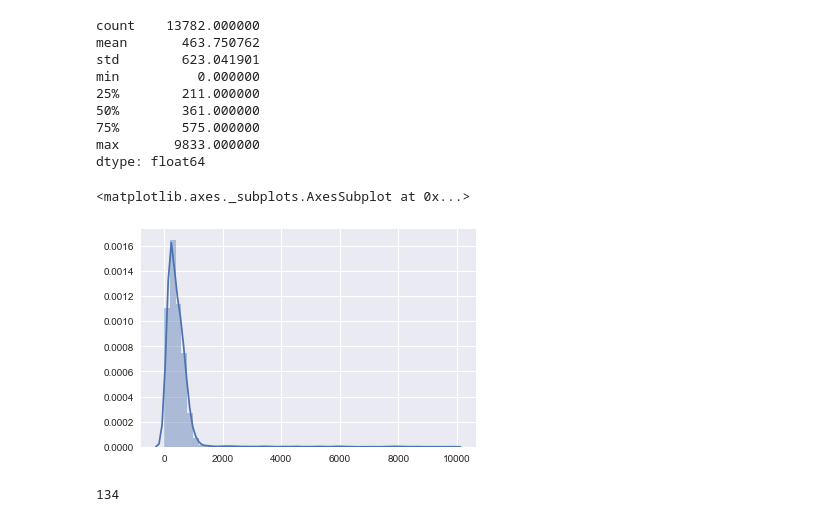
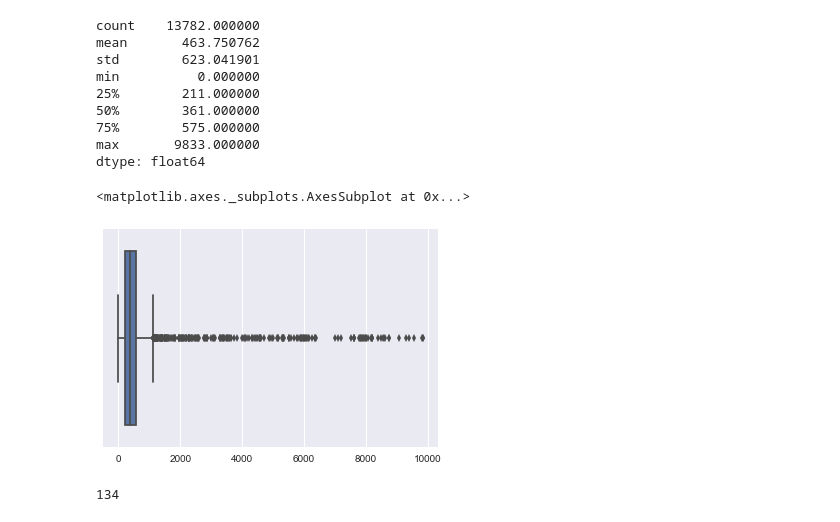
Before and after one commit to majickdave/stata_lyrics, a Jupyter notebook: musicmind.ipynb, the cells around one changed output. Cells and saved outputs as stored; diff of their text form; code cells hidden in the pictures.

```diff
--- a/musicmind.ipynb
+++ b/musicmind.ipynb
@@ -193,11 +213,11 @@ dtype: float64
 # %%
 %matplotlib inline
 import seaborn as sns
 
-sns.distplot(song_lengths)
+sns.boxplot(song_lengths)
 # %% [output]
 <matplotlib.axes._subplots.AxesSubplot at 0x...>
-[figure, old version]
+[figure, new version]
 # %%
 song_lengths[song_lengths>3000].count()
 # %% [output]
```
Also changed, not shown: parts of 9 cells of this notebook.
